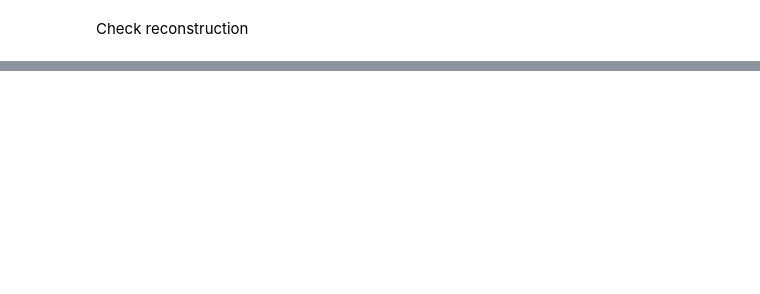
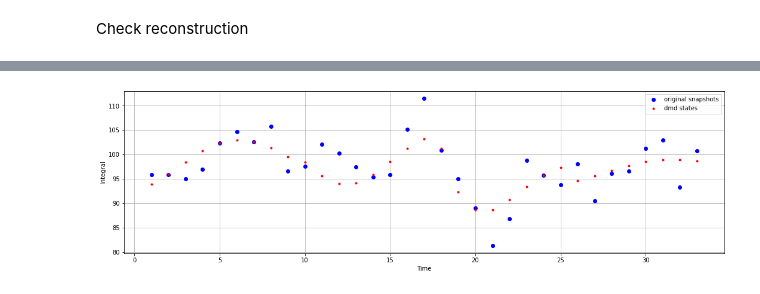
Before and after one commit to JoshSchrock/EEG-Game, a Jupyter notebook: DMD.ipynb, the cells around one changed output, grey strips where cells are left out. Drawn from its saved outputs; the diff is of its cells as text; code cells hidden in the pictures; blank space fills up the shorter version.

```diff
--- a/DMD.ipynb
+++ b/DMD.ipynb
@@ -53,0 +81,22 @@ ValueError: num must be 1 <= num <= 16, not 17
+# %%
+import scipy.integrate
+
+x1 = np.linspace(0, 14, 14)
+x2 = np.linspace(0, 14, 14)
+x1grid, x2grid = np.meshgrid(x1, x2)
+
+dmd_states = [state.reshape(x1grid.shape) for state in dmd.reconstructed_data.T]
+compute_integral = scipy.integrate.trapz
+
+original_int = [compute_integral(compute_integral(matrix)).real for matrix in matricies]
+dmd_int = [compute_integral(compute_integral(state)).real for state in dmd_states]
+
+figure = plt.figure(figsize=(18, 5))
+plt.plot(dmd.original_timesteps[1:], original_int, 'bo', label='original snapshots')
+plt.plot(dmd.dmd_timesteps[1:], dmd_int, 'r.', label='dmd states')
+plt.ylabel('Integral')
+plt.xlabel('Time')
+plt.grid()
+leg = plt.legend()
+# %% [output]
+[figure, added]
```
Also changed, not shown: parts of 5 cells of this notebook.
